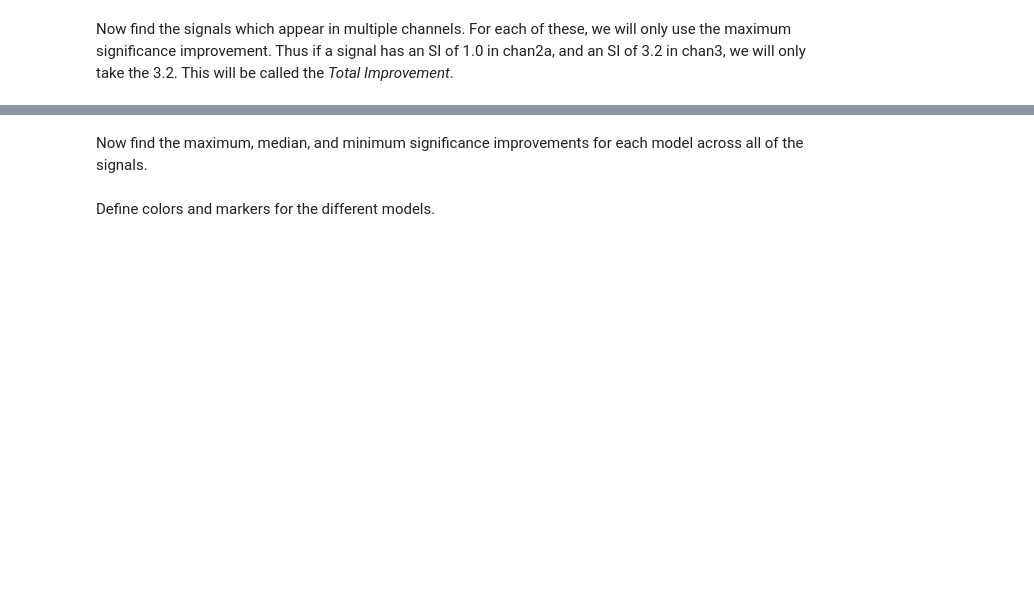
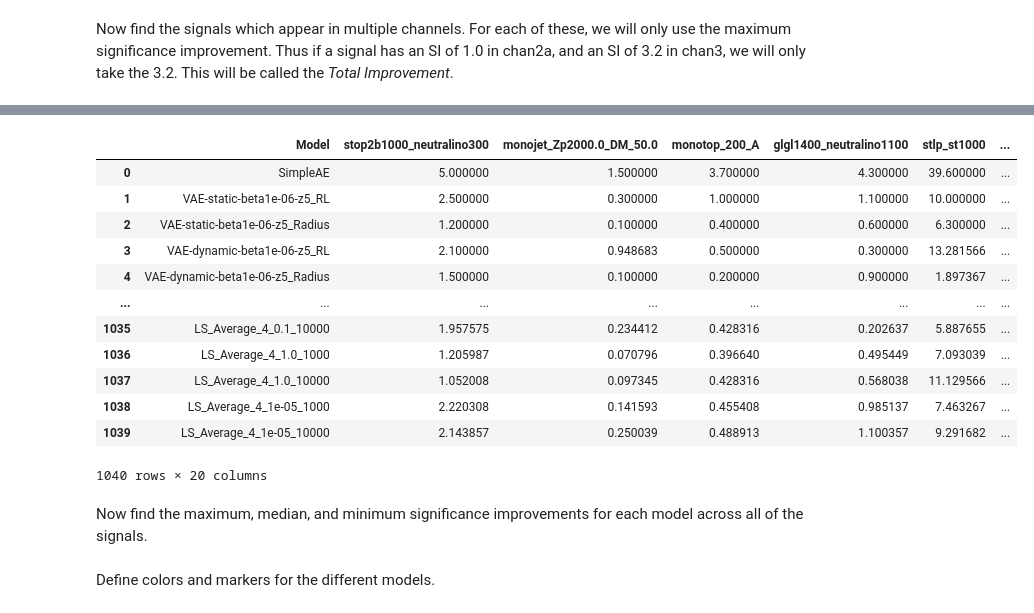
Before and after one commit to bostdiek/DarkMachines-UnsupervisedChallenge, a Jupyter notebook: notebooks/04-SignificanceImprovement.ipynb, the cells around one changed output, grey strips where cells are left out. Cells and saved outputs as stored; diff of their text form; code cells hidden in the pictures; blank space fills up the shorter version.

```diff
--- a/notebooks/04-SignificanceImprovement.ipynb
+++ b/notebooks/04-SignificanceImprovement.ipynb
@@ -261,6 +320,22 @@ for sig in AllSigs:
         tmp_df = AllCombined[(AllCombined['Model'] == mod)]
         si_list.append(tmp_df[tmp_df['Signal'] == sig]['SI_All'].max())
     SI_DF[sig] = si_list
+# %%
+SI_DF
+# %% [output]
+|  | Model | stop2b1000_neutralino300 | monojet_Zp2000.0_DM_50.0 | monotop_200_A | glgl1400_neutralino1100 | stlp_st1000 | ... |
+| 0 | SimpleAE | 5.000000 | 1.500000 | 3.700000 | 4.300000 | 39.600000 | ... |
+| 1 | VAE-static-beta1e-06-z5_RL | 2.500000 | 0.300000 | 1.000000 | 1.100000 | 10.000000 | ... |
+| 2 | VAE-static-beta1e-06-z5_Radius | 1.200000 | 0.100000 | 0.400000 | 0.600000 | 6.300000 | ... |
+| 3 | VAE-dynamic-beta1e-06-z5_RL | 2.100000 | 0.948683 | 0.500000 | 0.300000 | 13.281566 | ... |
+| 4 | VAE-dynamic-beta1e-06-z5_Radius | 1.500000 | 0.100000 | 0.200000 | 0.900000 | 1.897367 | ... |
+| ... | ... | ... | ... | ... | ... | ... | ... |
+| 1035 | LS_Average_4_0.1_10000 | 1.957575 | 0.234412 | 0.428316 | 0.202637 | 5.887655 | ... |
+| 1036 | LS_Average_4_1.0_1000 | 1.205987 | 0.070796 | 0.396640 | 0.495449 | 7.093039 | ... |
+| 1037 | LS_Average_4_1.0_10000 | 1.052008 | 0.097345 | 0.428316 | 0.568038 | 11.129566 | ... |
+| 1038 | LS_Average_4_1e-05_1000 | 2.220308 | 0.141593 | 0.455408 | 0.985137 | 7.463267 | ... |
+| 1039 | LS_Average_4_1e-05_10000 | 2.143857 | 0.250039 | 0.488913 | 1.100357 | 9.291682 | ... |
+1040 rows × 20 columns
 # %% [markdown]
 Now find the maximum, median, and minimum significance improvements for each model across all of the signals.
 # %%
```
Also changed, not shown: parts of 26 cells of this notebook, 42 other files.
